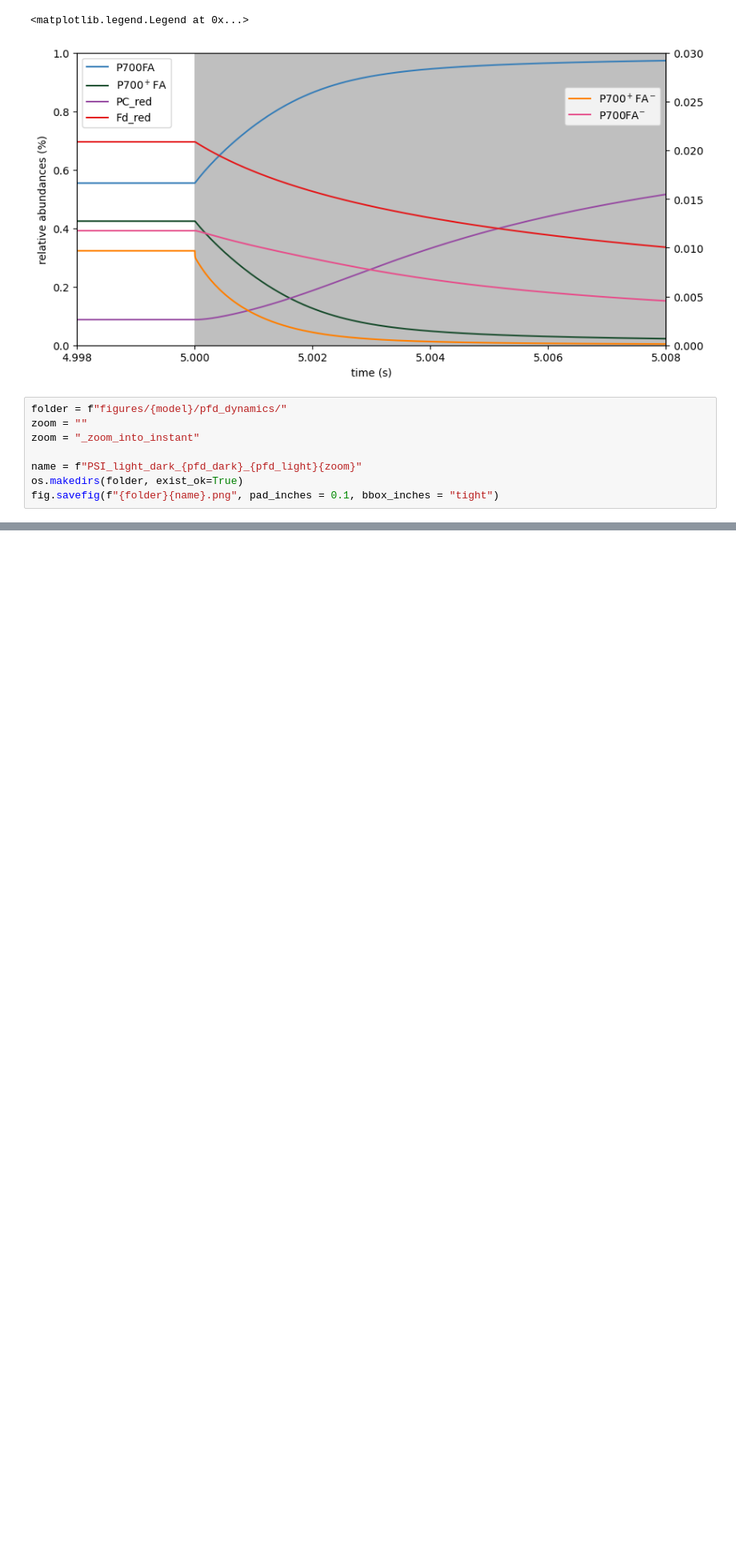
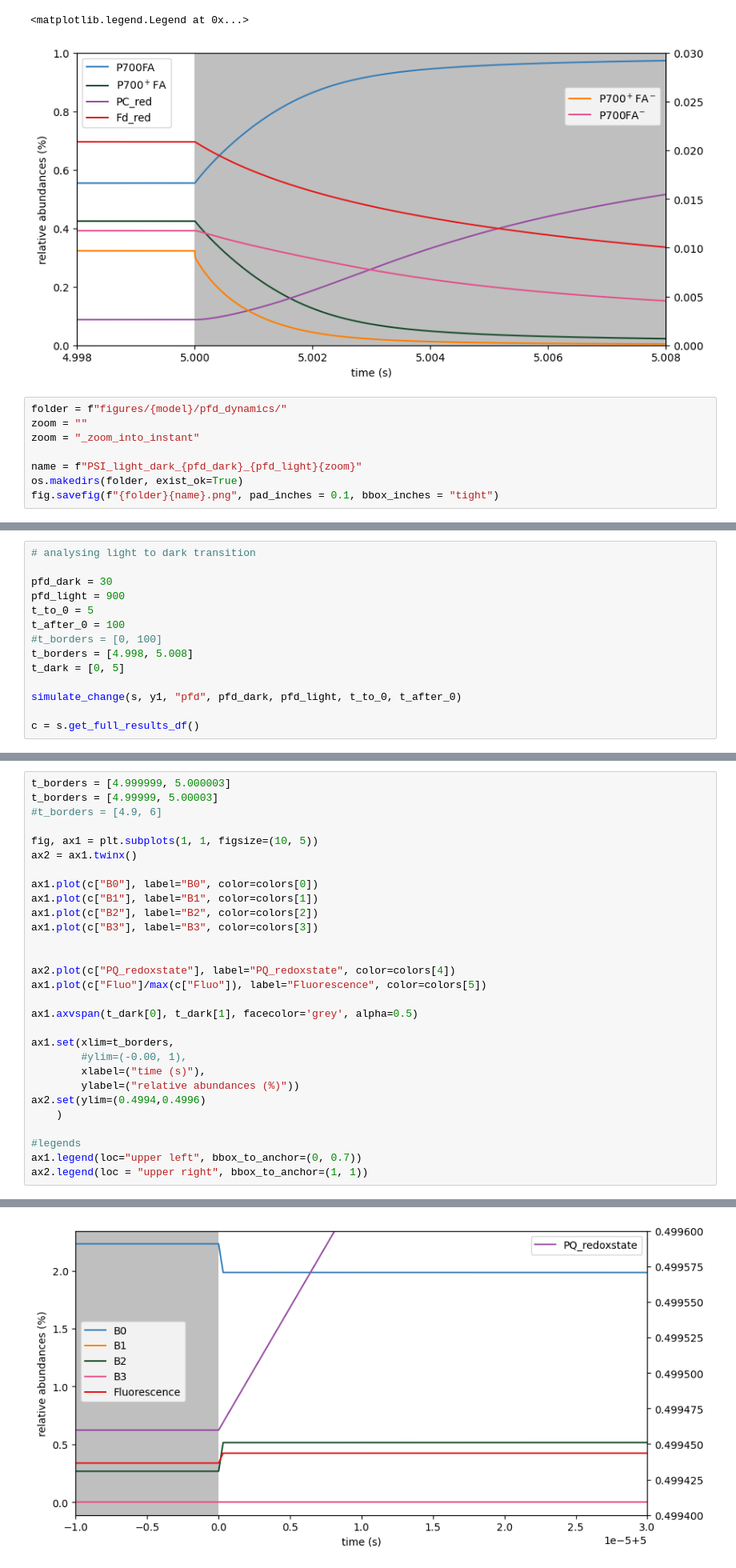
Before and after one commit to A-Potthoff/QTB_modeling, a Jupyter notebook: analyses/dark_light_dynamics.ipynb, the cells around one changed output, grey strips where cells are left out. Shown: that part at 80% size. Cells and saved outputs as stored; diff of their text form; blank space fills up the shorter version.

```diff
--- a/analyses/dark_light_dynamics.ipynb
+++ b/analyses/dark_light_dynamics.ipynb
@@ -181,0 +230,14 @@ fig.savefig(f"{folder}{name}.png", pad_inches = 0.1, bbox_inches = "tight")
+# %%
+# analysing light to dark transition
+
+pfd_dark = 30
+pfd_light = 900
+t_to_0 = 5
+t_after_0 = 100
+#t_borders = [0, 100]
+t_borders = [4.998, 5.008]
+t_dark = [0, 5]
+
+simulate_change(s, y1, "pfd", pfd_dark, pfd_light, t_to_0, t_after_0)
+
+c = s.get_full_results_df()
@@ -181,0 +246,30 @@ fig.savefig(f"{folder}{name}.png", pad_inches = 0.1, bbox_inches = "tight")
+# %%
+t_borders = [4.999999, 5.000003]
+t_borders = [4.99999, 5.00003]
+#t_borders = [4.9, 6]
+
+fig, ax1 = plt.subplots(1, 1, figsize=(10, 5))
+ax2 = ax1.twinx()
+
+ax1.plot(c["B0"], label="B0", color=colors[0])
+ax1.plot(c["B1"], label="B1", color=colors[1])
+ax1.plot(c["B2"], label="B2", color=colors[2])
+ax1.plot(c["B3"], label="B3", color=colors[3])
+
+
+ax2.plot(c["PQ_redoxstate"], label="PQ_redoxstate", color=colors[4])
+ax1.plot(c["Fluo"]/max(c["Fluo"]), label="Fluorescence", color=colors[5])
+
+ax1.axvspan(t_dark[0], t_dark[1], facecolor='grey', alpha=0.5)
+
+ax1.set(xlim=t_borders,
+        #ylim=(-0.00, 1),
+        xlabel=("time (s)"),
+        ylabel=("relative abundances (%)"))
+ax2.set(ylim=(0.4994,0.4996)
+    )
+
+#legends
+ax1.legend(loc="upper left", bbox_to_anchor=(0, 0.7))
+ax2.legend(loc = "upper right", bbox_to_anchor=(1, 1))
+# %% [output]
@@ -181,0 +277 @@ fig.savefig(f"{folder}{name}.png", pad_inches = 0.1, bbox_inches = "tight")
+[figure, added]
```
Also changed, not shown: parts of 6 cells of this notebook.
